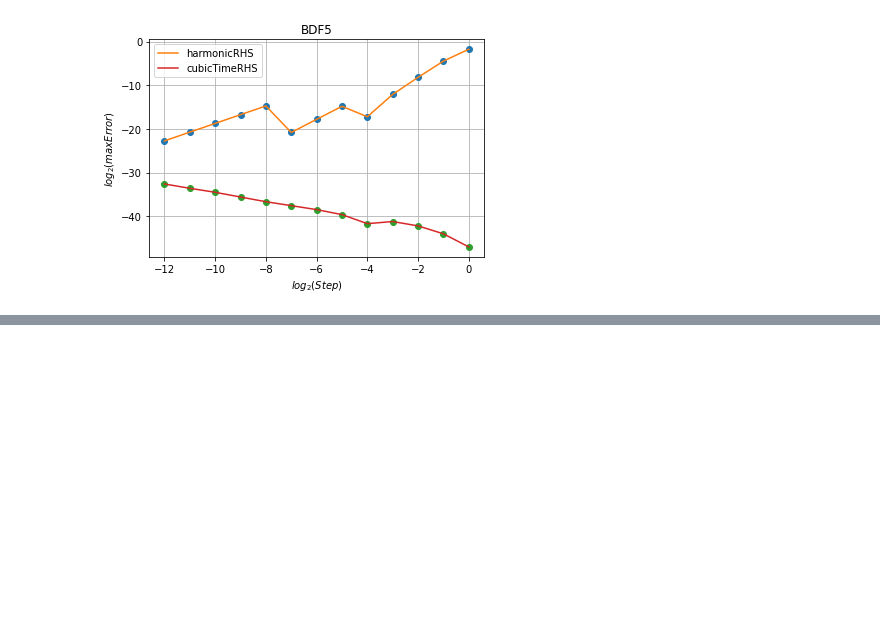
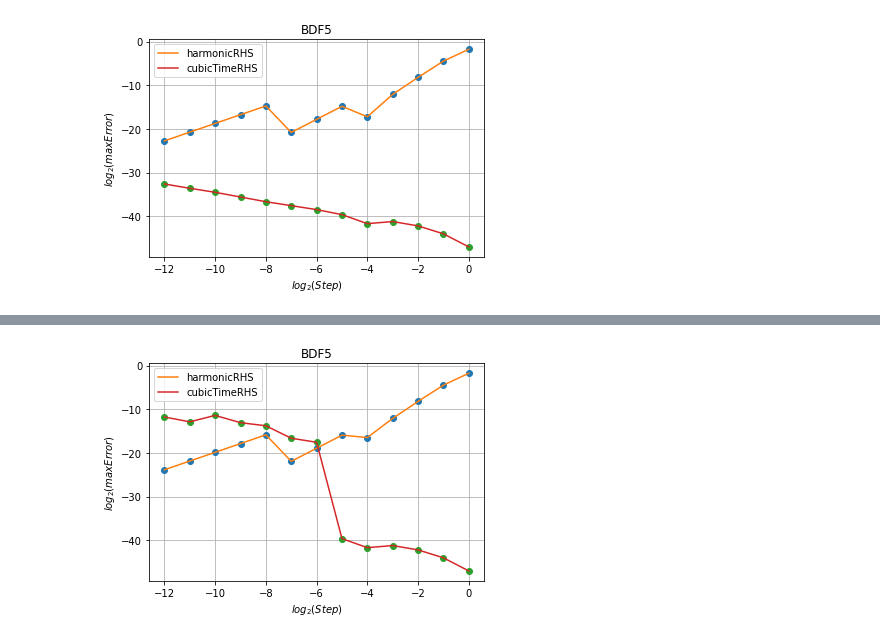
Before and after one commit to ElinaMukhamedova/Elina_5sem, a Jupyter notebook: Computational Mathematics/Multistep Methods/graphs.ipynb, the cells around one changed output, grey strips where cells are left out. Saved outputs shown, nothing was run; the diff lists cells and outputs as text; code cells hidden in the pictures; blank space fills up the shorter version.

```diff
--- a/Computational Mathematics/Multistep Methods/graphs.ipynb
+++ b/Computational Mathematics/Multistep Methods/graphs.ipynb
@@ -38,0 +58,19 @@ plt.show()
+# %%
+import numpy as np
+import matplotlib.pyplot as plt
+logStep = [0, -1, -2, -3, -4, -5, -6, -7, -8, -9, -10, -11, -12]
+logError_harmonicRHS = [-1.76372, -4.47933, -8.20895, -12.0985, -16.4756, -15.9352, -18.9247, -21.9192, -15.8575, -17.8562, -19.8555, -21.8551, -23.8549]
+logError_cubicTimeRHS = [-47, -44, -42.1926, -41.1926, -41.6781, -39.6077, -17.5634, -16.6377, -13.7861, -13.0768, -11.4134, -12.8779, -11.7791]
+plt.grid()
+plt.plot(logStep, logError_harmonicRHS, 'o')
+plt.plot(logStep, logError_harmonicRHS, label = "harmonicRHS")
+plt.plot(logStep, logError_cubicTimeRHS, 'o')
+plt.plot(logStep, logError_cubicTimeRHS, label = "cubicTimeRHS")
+plt.xlabel(r'$log_2(Step)$', loc = 'center')
+plt.ylabel(r'$log_2(maxError)$', rotation = 90, loc = 'center')
+plt.legend()
+plt.title("BDF5")
+plt.savefig("BDF5graph.jpg")
+plt.show()
+# %% [output]
+[figure, added]
```
Also changed, not shown: parts of 1 cell of this notebook, 3 other files.
